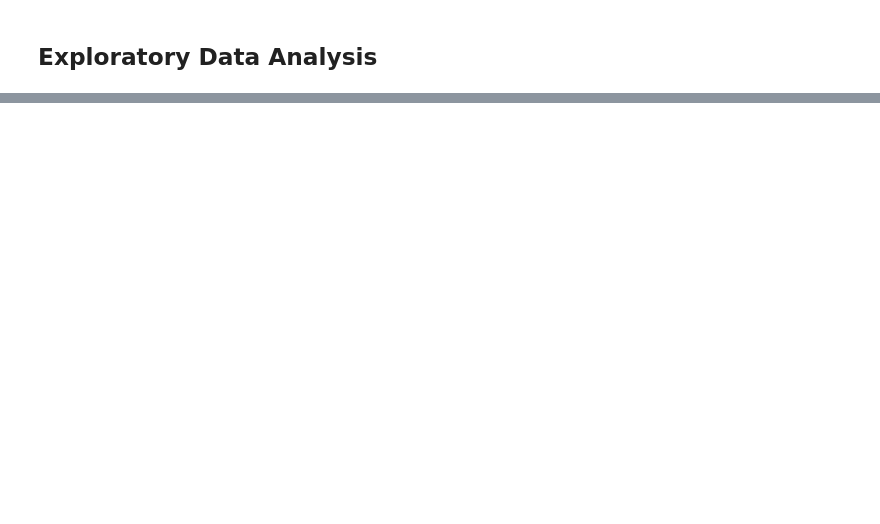
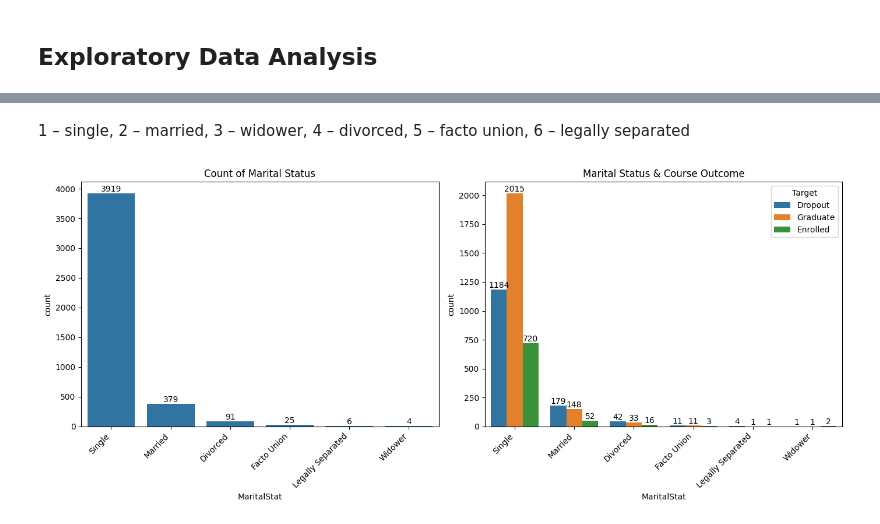
Before and after one commit to AydanKazimzada/predict-students-success, a Jupyter notebook: prediction.ipynb, the cells around one changed output, grey strips where cells are left out. Saved outputs shown, nothing was run; the diff lists cells and outputs as text; code cells hidden in the pictures; blank space fills up the shorter version.

```diff
--- a/prediction.ipynb
+++ b/prediction.ipynb
@@ -202,0 +228,10 @@ Name: count, dtype: int64
+# %%
+ax = sns.countplot(df,x='Target',palette='mako')
+
+total = df['Target'].count()
+
+for c in ax.containers:
+    ax.bar_label(c, fmt=lambda x: f'{(x/total)*100:0.1f}%')
+
+
+plt.show()
@@ -202,0 +271,38 @@ Name: count, dtype: int64
+# %% [markdown]
+1 – single,
+2 – married,
+3 – widower,
+4 – divorced,
+5 – facto union,
+6 – legally separated
+# %%
+mar_stat_map = {1:'Single',2:'Married',3:'Widower',4: 'Divorced',5:'Facto Union',6:'Legally Separated'}
+
+fig, (ax1, ax2) = plt.subplots(1, 2, figsize=(14, 6))
+
+sns.countplot(x=df['MaritalStat'].map(mar_stat_map),
+              order = df['MaritalStat'].map(mar_stat_map).value_counts().index,
+              ax=ax1)
+
+ax1.set_xticklabels(ax1.get_xticklabels(), rotation=45, ha='right')
+ax1.set_title('Count of Marital Status')
+
+for c in ax1.containers:
+    ax1.bar_label(c)
+
+
+sns.countplot(x=df['MaritalStat'].map(mar_stat_map),
+              order = df['MaritalStat'].map(mar_stat_map).value_counts().index,
+              hue=df['Target'],
+              ax=ax2)
+
+ax2.set_xticklabels(ax2.get_xticklabels(), rotation=45, ha='right')
+ax2.set_title('Marital Status & Course Outcome')
+
+for c in ax2.containers:
+    ax2.bar_label(c)
+
+plt.tight_layout()
+plt.show()
+# %% [output]
+[figure, added]
```
Also changed, not shown: parts of 28 cells of this notebook.
